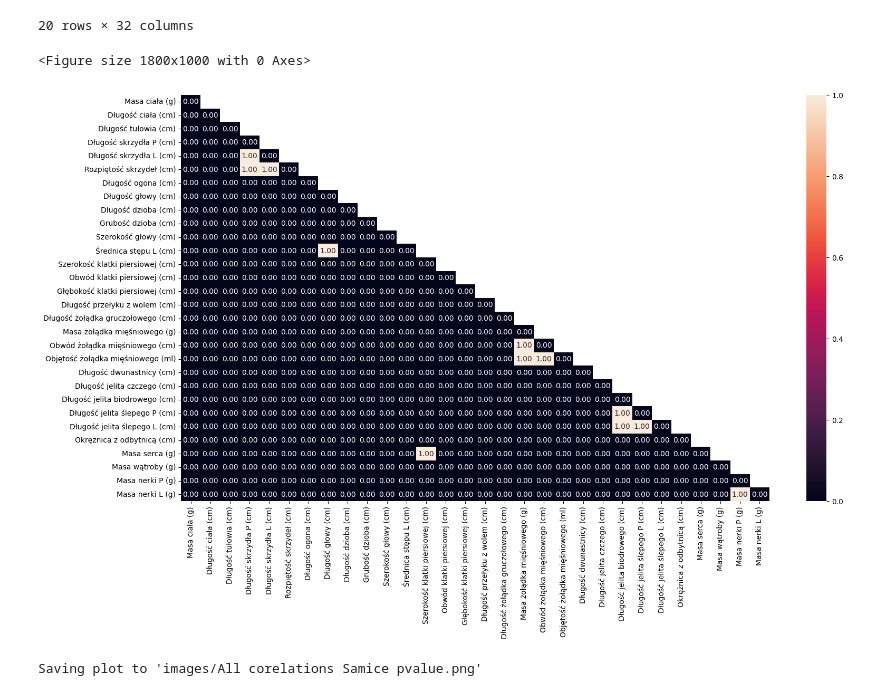
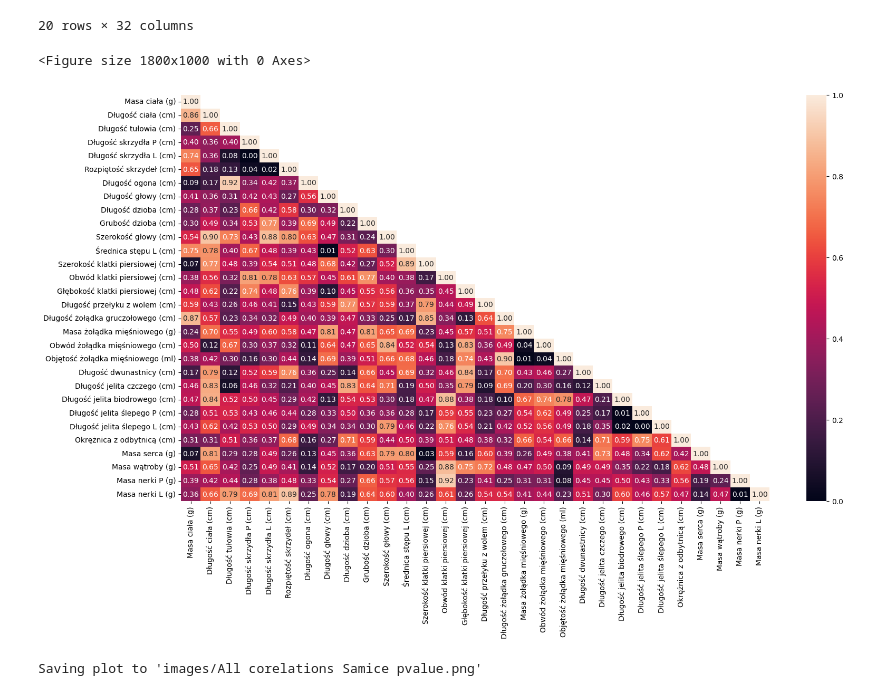
Before and after one commit to mateuszkojro/charakterystyka-morfometryczna-golebia-miejskiego, a Jupyter notebook: 10-basic-breakdown.ipynb, the cells around one changed output. Cells and saved outputs as stored; diff of their text form; code cells hidden in the pictures.

```diff
--- a/10-basic-breakdown.ipynb
+++ b/10-basic-breakdown.ipynb
@@ -185,35 +186,35 @@ df_f = ds.df[filter][cols]
 # Compute correlation and p-values
 corr = df_f.corr(numeric_only=True, method='pearson')
 pvals_f = df_f.corr(method=lambda x, y: pearsonr(x, y)[1])
 
 filter = df["Płeć"] == "Samce"
 
 plt.figure(figsize=(18, 10))
 cols = ds.data_cols
 df_m = ds.df[filter][cols]
 
 # Compute correlation and p-values
 corr = df_m.corr(numeric_only=True, method='pearson')
 pvals_m = df_m.corr(method=lambda x, y: pearsonr(x, y).pvalue)
 
 
 ones = np.ones_like(corr)
 mask = ones - np.tril(ones)
 
 # Heatmap of p-values
 g = sns.heatmap(
-    ((pvals_f[cols] + pvals_m[cols]) / 2 ) < 0.05,
+    ((pvals_f[cols] + pvals_m[cols]) / 2 ),
     annot=True,
     mask=mask,
     fmt=".2f",
     # cmap="coolwarm_r",  # red = low p = more significant
     square=False,
     vmin=0,
     vmax=1,
 )
 # %% [output]
 <Figure size 1800x1000 with 0 Axes>
-[figure, old version]
+[figure, new version]
 # %%
 plt.figure(figsize=(18, 10))
 
```
Also changed, not shown: parts of 1 cell of this notebook, 26 other files.
